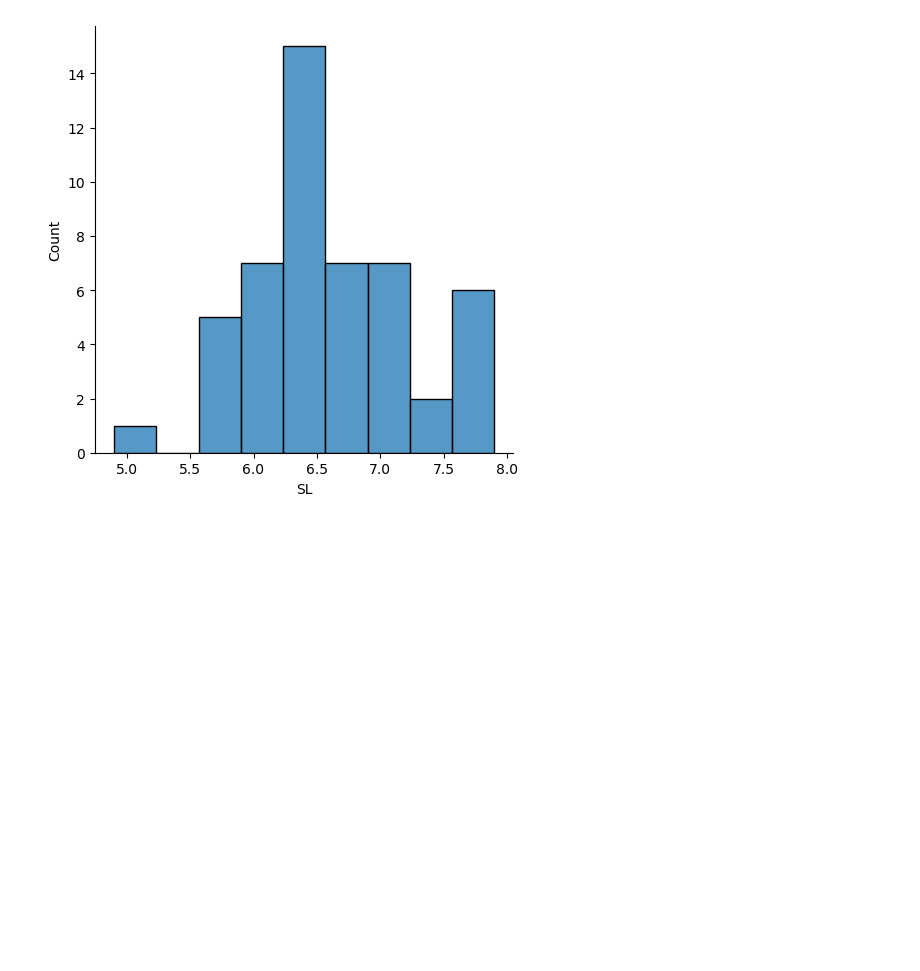
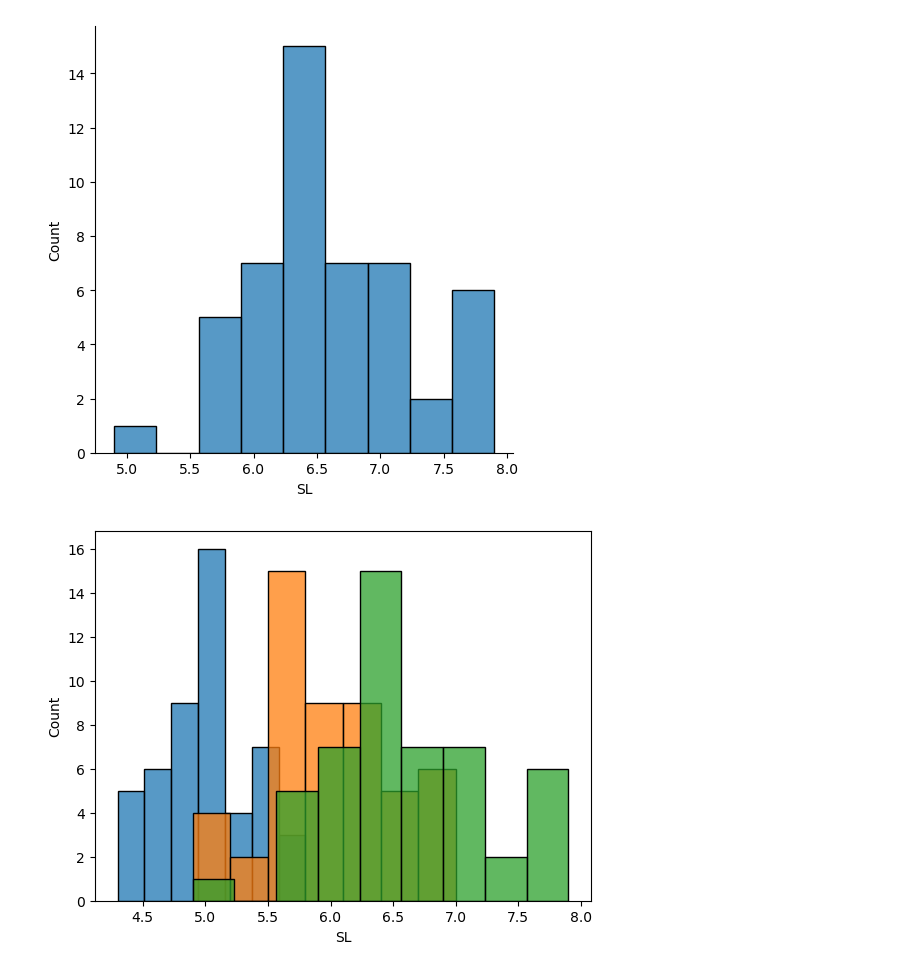
Before and after one commit to CodeByDeepankar/CTTC-AIML, a Jupyter notebook: Day11_SNS.ipynb, the cells around one changed output. Drawn from its saved outputs; the diff is of its cells as text; code cells hidden in the pictures; blank space fills up the shorter version.

```diff
--- a/Day11_SNS.ipynb
+++ b/Day11_SNS.ipynb
@@ -132,3 +132,10 @@ plt.show()
 [figure]
 [figure]
 [figure]
+# %%
+sns.histplot(iris.SL[iris['Flower Type']=='Iris-setosa'])
+sns.histplot(iris.SL[iris['Flower Type']=='Iris-versicolor'])
+sns.histplot(iris.SL[iris['Flower Type']=='Iris-virginica'])
+plt.show()
+# %% [output]
+[figure, added]
```
Also changed, not shown: parts of 4 cells of this notebook.
